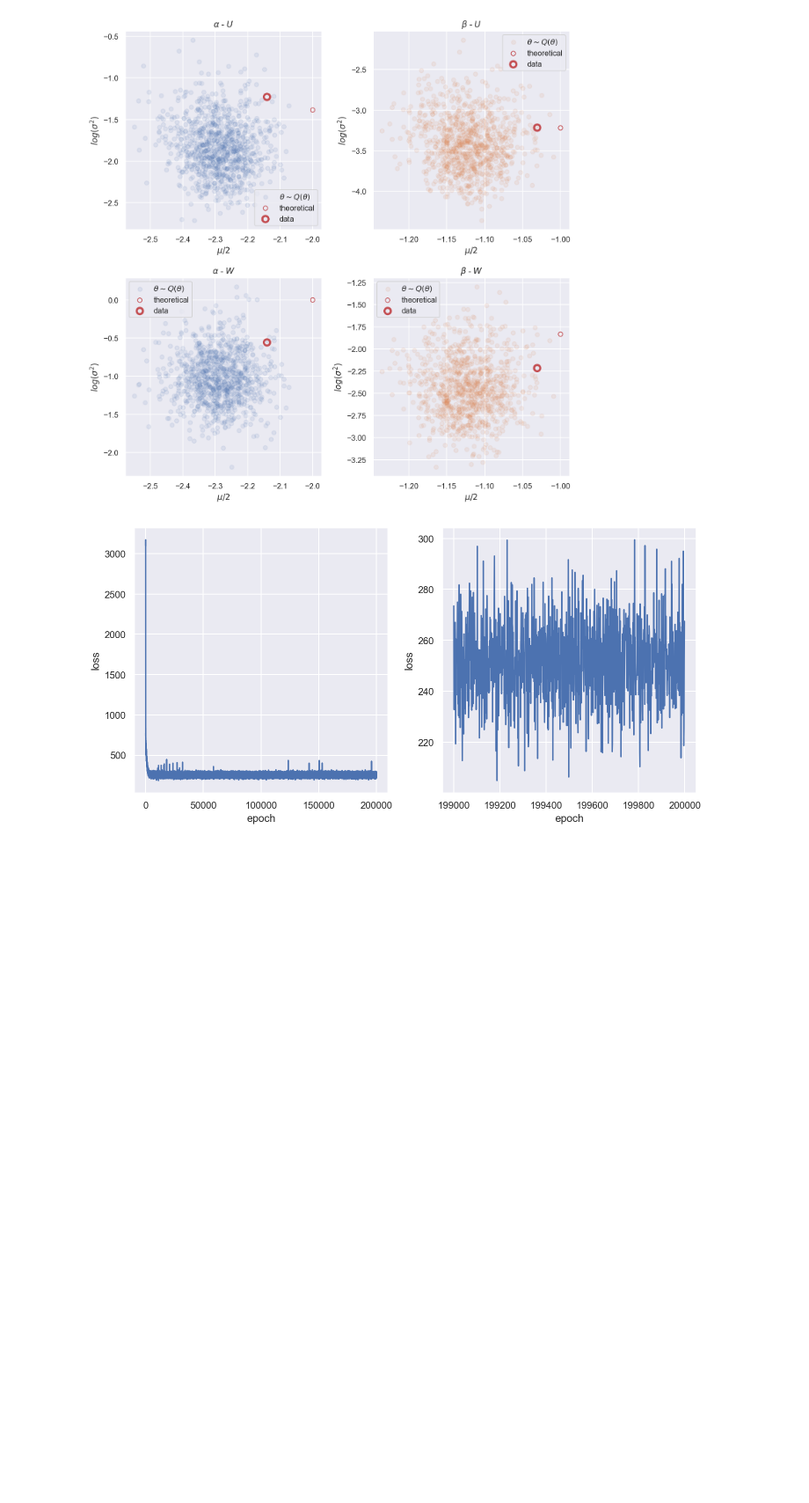
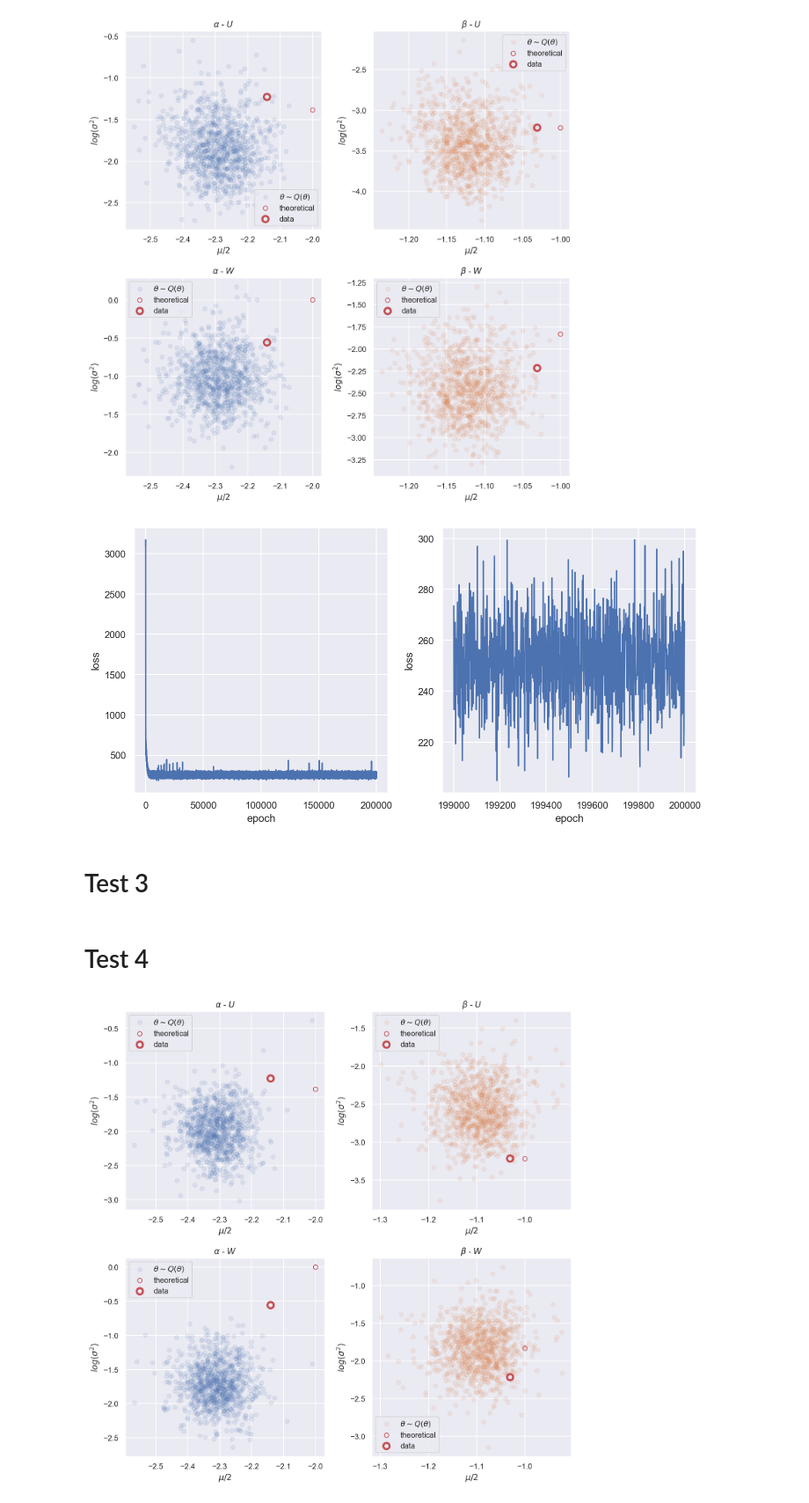
Before and after one commit to AurelienNioche/ActiveTeachingCollaborative, a Jupyter notebook: inference/norm-flow/minibatch/minibatch.ipynb, the cells around one changed output. Shown at 88% size. Saved outputs shown, nothing was run; the diff lists cells and outputs as text; code cells hidden in the pictures; blank space fills up the shorter version.

```diff
--- a/inference/norm-flow/minibatch/minibatch.ipynb
+++ b/inference/norm-flow/minibatch/minibatch.ipynb
@@ -61,3 +66,7 @@ plot_posterior(theta_flow=theta_flow,
 plot_loss(hist_loss)
 # %% [output]
 [figure]
+# %% [markdown]
+# Test 3
+# %% [markdown]
+# Test 4
@@ -63,0 +153,10 @@ plot_loss(hist_loss)
+# %%
+run_name = "artificial_minibatch_rmsprop_opt_test4"
+z_flow, theta_flow, hist_loss = train_minibatch_schedule(
+    data,
+    optimizer_name='RMSprop',
+    batch_size=1000,
+    n_sample=50,
+    initial_lr=0.001,
+    flow_length=33,
+    n_epochs=2000)
@@ -63,0 +166,6 @@ plot_loss(hist_loss)
+# %%
+plot_posterior(theta_flow=theta_flow,
+               truth=truth,
+               name=run_name)
+# %% [output]
+[figure, added]
```
Also changed, not shown: parts of 12 cells of this notebook, 8 other files.
